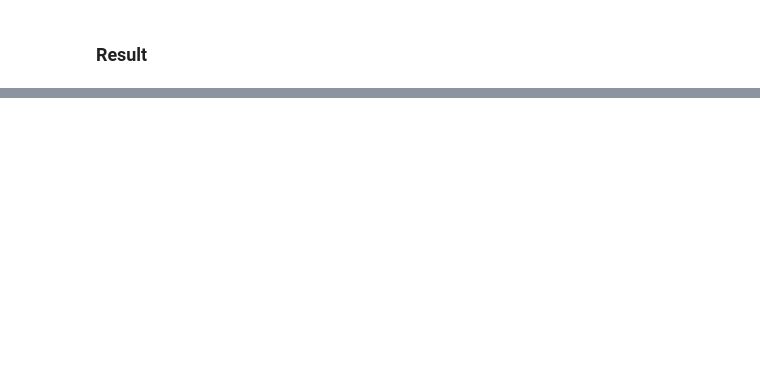
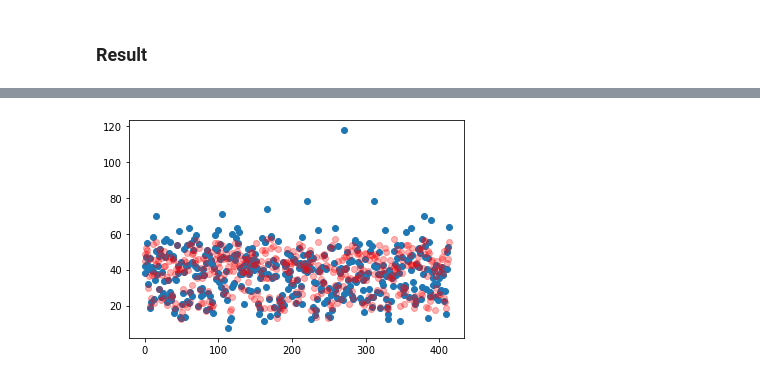
Before and after one commit to marcosalvalaggio/kiwigrad, a Jupyter notebook: examples/regression.ipynb, the cells around one changed output, grey strips where cells are left out. Cells and saved outputs as stored; diff of their text form; code cells hidden in the pictures; blank space fills up the shorter version.

Commit message:
added real data example

```diff
--- a/examples/regression.ipynb
+++ b/examples/regression.ipynb
@@ -94,0 +121,4 @@ plt.show()
+# %%
+y = pd.read_csv("data/y.csv", sep=";")
+y = y.to_numpy().squeeze()
+print(y.shape)
@@ -94,0 +127,12 @@ plt.show()
+# %%
+class PotNet(MLP):
+    def __init__(self):
+        layers = [
+            Layer(nin=6, nout=16, bias=True, activation="relu"),
+            Layer(nin=16, nout=1, bias=True, activation="linear")
+        ]
+        super().__init__(layers=layers)
+
+model = PotNet()
+y_pred = model(inputs[0])
+print(y_pred)
@@ -94,0 +141,20 @@ plt.show()
+# %%
+epochs = 200
+for epoch in range(epochs):
+    y_pred = []
+    s = time.monotonic()
+    for i in range(len(inputs)):
+        output = model(inputs[i])
+        y_pred.append(output.data)
+        target = Value(y[i])
+        loss = (output - target) ** 2
+        #loss = (output - target) * (output - target)
+        loss.backward()
+        for p in model.parameters():
+            p.data += -0.00001 * p.grad
+        model.zero_grad()
+    e = time.monotonic()
+    t = e - s
+    r2 = r2_score(y, y_pred)
+    if epoch % 10 ==0 and epoch != 0:
+        print(f"epoch: {epoch} | loss: {loss.data:.2f} | R2: {r2:.2f} | time: {t:.2f} sec.")
@@ -94,0 +181,9 @@ plt.show()
+# %%
+x = [i for i in range(len(inputs))]
+# y true
+plt.scatter(x, y)
+# y pred
+plt.scatter(x, y_pred, color='red', alpha=0.3)
+plt.show()
+# %% [output]
+[figure, added]
```
Also changed, not shown: parts of 10 cells of this notebook.
